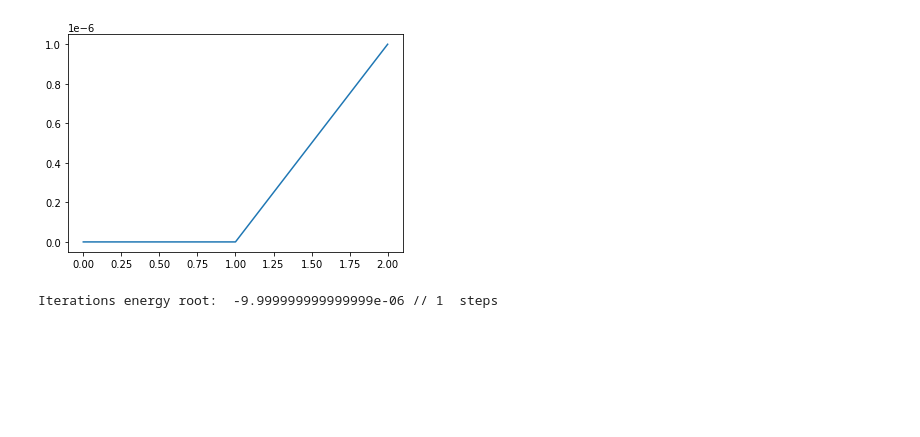
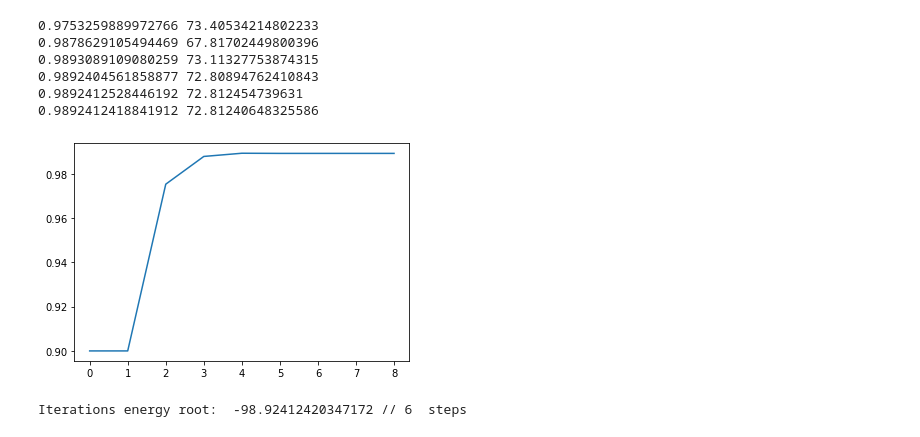
Before and after one commit to AntonioWanderer/CompPhys22, a Jupyter notebook: EnergyRoot.ipynb, the cells around one changed output. Saved outputs shown, nothing was run; the diff lists cells and outputs as text; code cells hidden in the pictures; blank space fills up the shorter version.

```diff
--- a/EnergyRoot.ipynb
+++ b/EnergyRoot.ipynb
@@ -11,12 +16,8 @@ c=2*a**2*u
 # %%
 def Func(x):
-    f=1/m.tan(m.sqrt(c*(1-x)))-m.sqrt(1/x-1)
-    return f
-
-def Func1(x):
-    f=Func(x)+x#1/(1/m.tan(m.sqrt(c*(1-x)))**2 + 1)#1-1/c*(m.atan((x/(1-x))**0.5))**2#
+    f=1/tan(sqrt(c*(1-x)))-sqrt(1/x-1)
     return f
 
 def Fder(x):
-    f=(1+1/(m.tan(m.sqrt(c*(1-x))))**2)*c/(2*m.sqrt(c*(1-x)))+1/(2*x**2*m.sqrt(1/x-1))
+    f=(1+1/(tan(sqrt(c*(1-x))))**2)*c/(2*sqrt(c*(1-x)))+1/(2*x**2*sqrt(1/x-1))
     return f
@@ -23,5 +31,5 @@ def Fder(x):
 # %%
-x=1-(m.pi)**2/c
-if x<0:
-    x=0
-#print(x)
+x=1-pi**2/c
+if x < 0:
+  x = 0
+print(x)
@@ -56,10 +114,10 @@ Dichotomy energy root:  -9.954784997540175 // 14  steps
 # %%
 i=0
-result = []
+result = [0, 0]
 z=x+prec
 t=(x+1)/2
 result.append(t)
-while abs(Func(t)-Func(z))>=prec:
+while (result[-1]-result[-2])**2/abs(2*result[-2]-result[-1]-result[-3])>prec:
     i=i+1
     z=t
     t=z-Func(z)/Fder(z)
@@ -70,4 +128,6 @@ t=-t*u
 print("Newton's energy root: ", t,"//", i," steps")
 plt.plot(result)
 plt.show()
+x2 = t
+i2 = i
 # %% [output]
@@ -76,23 +150,33 @@ Newton's energy root:  -9.954789352376942 // 5  steps
 # %%
 i=0
-result = [0,0]
-t=prec
+result = [0.9,0.9]
+#!!!
+t=(1+x)/2
 result.append(t)
-while True:
+while (result[-1]-result[-2])**2/abs(2*result[-2]-result[-1]-result[-3])>prec:
+#for _ in range(5):
     i=i+1
-    if (result[-1]-result[-2])**2/abs(2*result[-2]-result[-1]-result[-3])<=prec:
-    #if i == 10:
-    	break
     z=t
-    print(t)
-    t=Func1(z)
+    lam = Fder(z)-1
+    print(t, lam)
+    t=z-1/lam*Func(z)
     result.append(t)
-    #print(t)
+    #print(result, (result[-1]-result[-2])**2/abs(2*result[-2]-result[-1]-result[-3]))
+
 z=-z*u
 t=-t*u
 plt.plot(result)
 plt.show()
 print("Iterations energy root: ", t,"//", i," steps")
+
+x3 = t
+i3 = i
 # %% [output]
+0.9753259889972766 73.40534214802233
+0.9878629105494469 67.81702449800396
+0.9893089109080259 73.11327753874315
+0.9892404561858877 72.80894762410843
+0.9892412528446192 72.812454739631
+0.9892412418841912 72.81240648325586
-[figure, old version]
+[figure, new version]
-Iterations energy root:  -9.999999999999999e-06 // 1  steps
+Iterations energy root:  -98.92412420347172 // 6  steps
```
Also changed, not shown: parts of 15 cells of this notebook.
